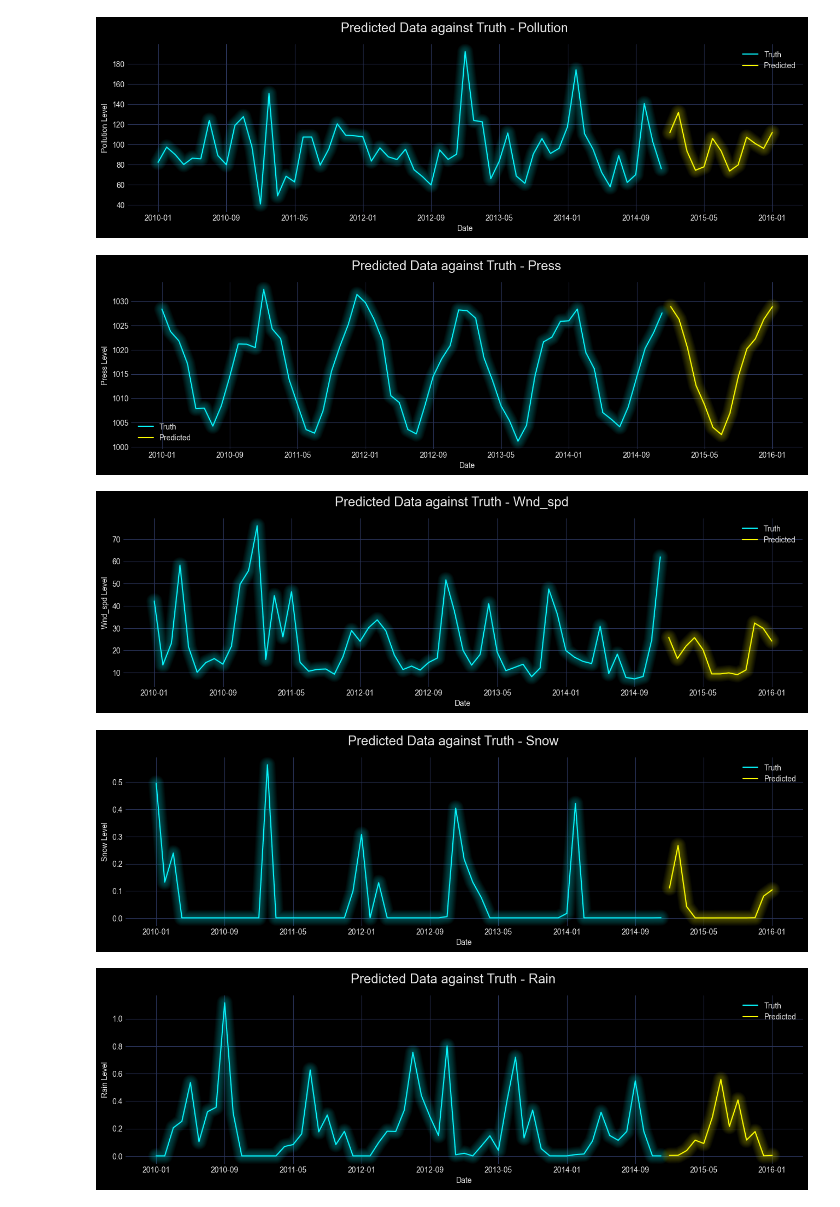
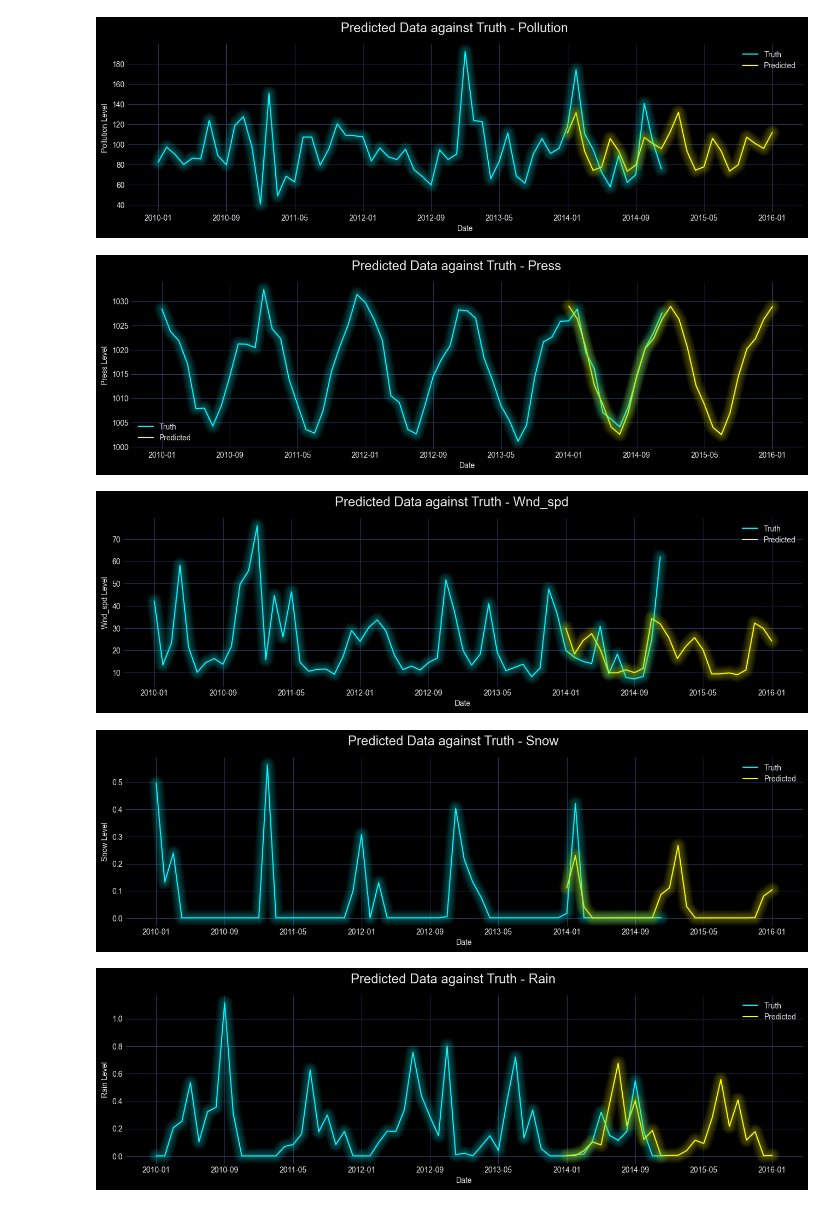
Before and after one commit to ethanlchristensen/PredictiveForecastingLearning, a Jupyter notebook: main.ipynb, the cells around one changed output. Saved outputs shown, nothing was run; the diff lists cells and outputs as text; code cells hidden in the pictures.

Commit message:
pass in predict start and end date into the generic function

```diff
--- a/main.ipynb
+++ b/main.ipynb
@@ -14,7 +14,7 @@ plt.style.use("cyberpunk")
 plt.rcParams["figure.facecolor"] = "#000000"
 plt.rcParams["axes.facecolor"] = "#000000"
 # %%
-def create_forecast_for_target(df: pd.DataFrame, target_column: str):
+def create_forecast_for_target(df: pd.DataFrame, target_column: str, predict_start_date: str, predict_end_date: str):
     """
     Function to predict a year in the for a specific column
 
@@ -70,7 +70,7 @@ def create_forecast_for_target(df: pd.DataFrame, target_column: str):
     forecaster.fit(train)
 
     # Create a timeseries to represent the range we want to predict
-    future_timeseries = pd.period_range(start="2015-01-01", end="2016-01-01", freq="M")
+    future_timeseries = pd.period_range(start=predict_start_date, end=predict_end_date, freq="M")
     # Create a forecast horizon based on this range
     forecast_horizon = ForecastingHorizon(values=future_timeseries, is_relative=False)
     # Using the forecast horizon range we created, predict the values
@@ -98,29 +98,34 @@ def create_forecast_for_target(df: pd.DataFrame, target_column: str):
 # %%
 # input file
 csv_file_name = "./pollution_data.csv"
 # columns we want to forecast
 target_columns = ["pollution", "dew", "temp", "press", "wnd_spd", "snow", "rain"]
 
 # Load the data
 df = pd.read_csv(csv_file_name)
 
 # Convert date column to date just in case
 df["date"] = pd.to_datetime(df["date"])
 
 # Get the month and year
 df["month"] = df["date"].dt.month
 df["year"] = df["date"].dt.year
 
 # Try to forecast for each target column
 for column in target_columns:
-    create_forecast_for_target(df=df, target_column=column)
+    create_forecast_for_target(
+        df=df,
+        target_column=column,
+        predict_start_date="2014-01-01",
+        predict_end_date="2016-01-01",
+    )
 # %% [output]
 Target 'dew' contained negative values, skipping . . .
 Target 'temp' contained negative values, skipping . . .
 Target 'snow' contained values <= 0, adjusting . . .
 Target 'rain' contained values <= 0, adjusting . . .
-[figure, old version]
+[figure, new version]
-[figure, old version]
+[figure, new version]
-[figure, old version]
+[figure, new version]
-[figure, old version]
+[figure, new version]
-[figure, old version]
+[figure, new version]
```
